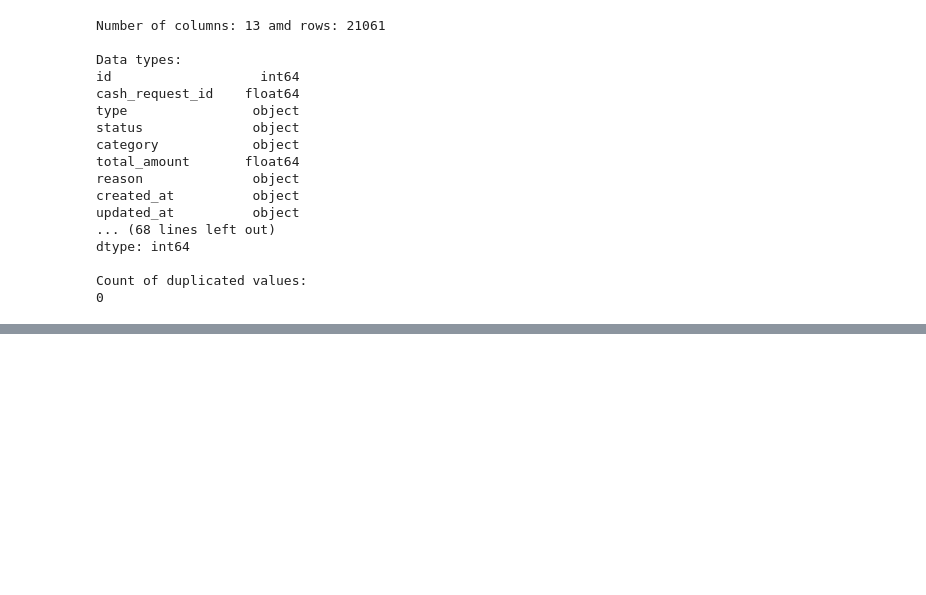
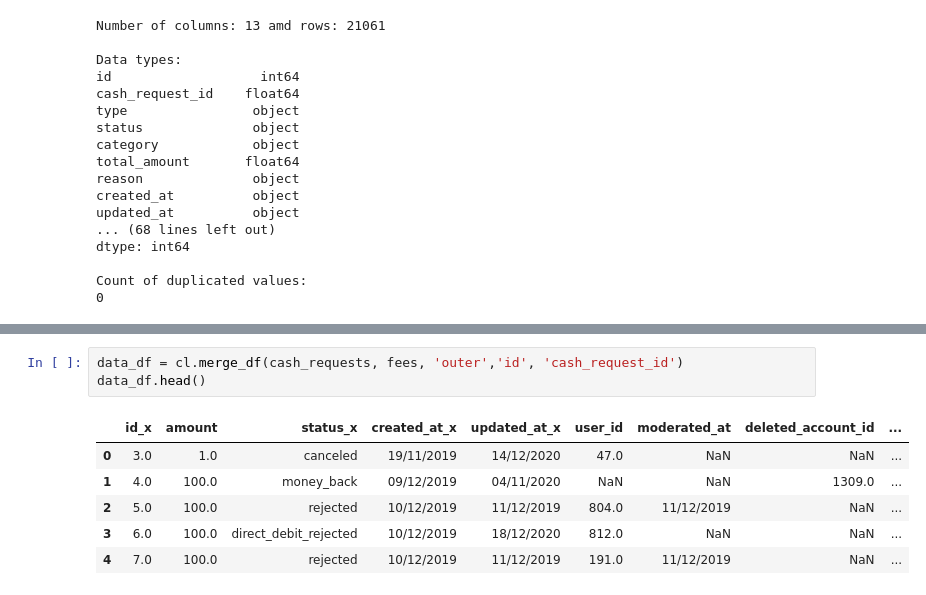
Before and after one commit to JayEm65/project-1-ironhack-payments-2-en, a Jupyter notebook: main.ipynb, the cells around one changed output, grey strips where cells are left out. Saved outputs shown, nothing was run; the diff lists cells and outputs as text; blank space fills up the shorter version.

```diff
--- a/main.ipynb
+++ b/main.ipynb
@@ -87,0 +101,10 @@ fees.head()
+# %%
+data_df = cl.merge_df(cash_requests, fees, 'outer','id', 'cash_request_id')
+data_df.head()
+# %% [output]
+|  | id_x | amount | status_x | created_at_x | updated_at_x | user_id | moderated_at | deleted_account_id | ... |
+| 0 | 3.0 | 1.0 | canceled | 19/11/2019 | 14/12/2020 | 47.0 | NaN | NaN | ... |
+| 1 | 4.0 | 100.0 | money_back | 09/12/2019 | 04/11/2020 | NaN | NaN | 1309.0 | ... |
+| 2 | 5.0 | 100.0 | rejected | 10/12/2019 | 11/12/2019 | 804.0 | 11/12/2019 | NaN | ... |
+| 3 | 6.0 | 100.0 | direct_debit_rejected | 10/12/2019 | 18/12/2020 | 812.0 | NaN | NaN | ... |
+| 4 | 7.0 | 100.0 | rejected | 10/12/2019 | 11/12/2019 | 191.0 | 11/12/2019 | NaN | ... |
```
Also changed, not shown: parts of 13 cells of this notebook, 2 other files.
